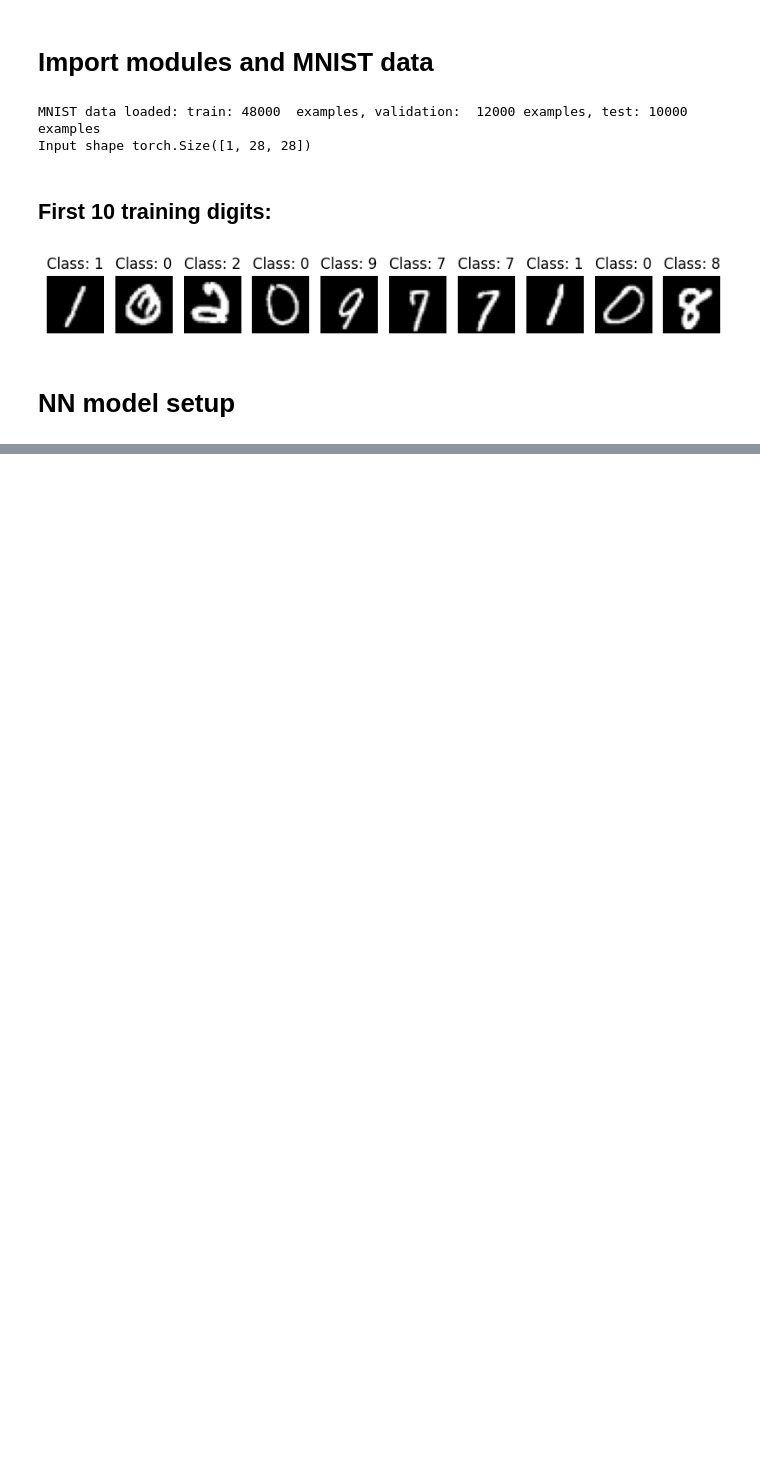
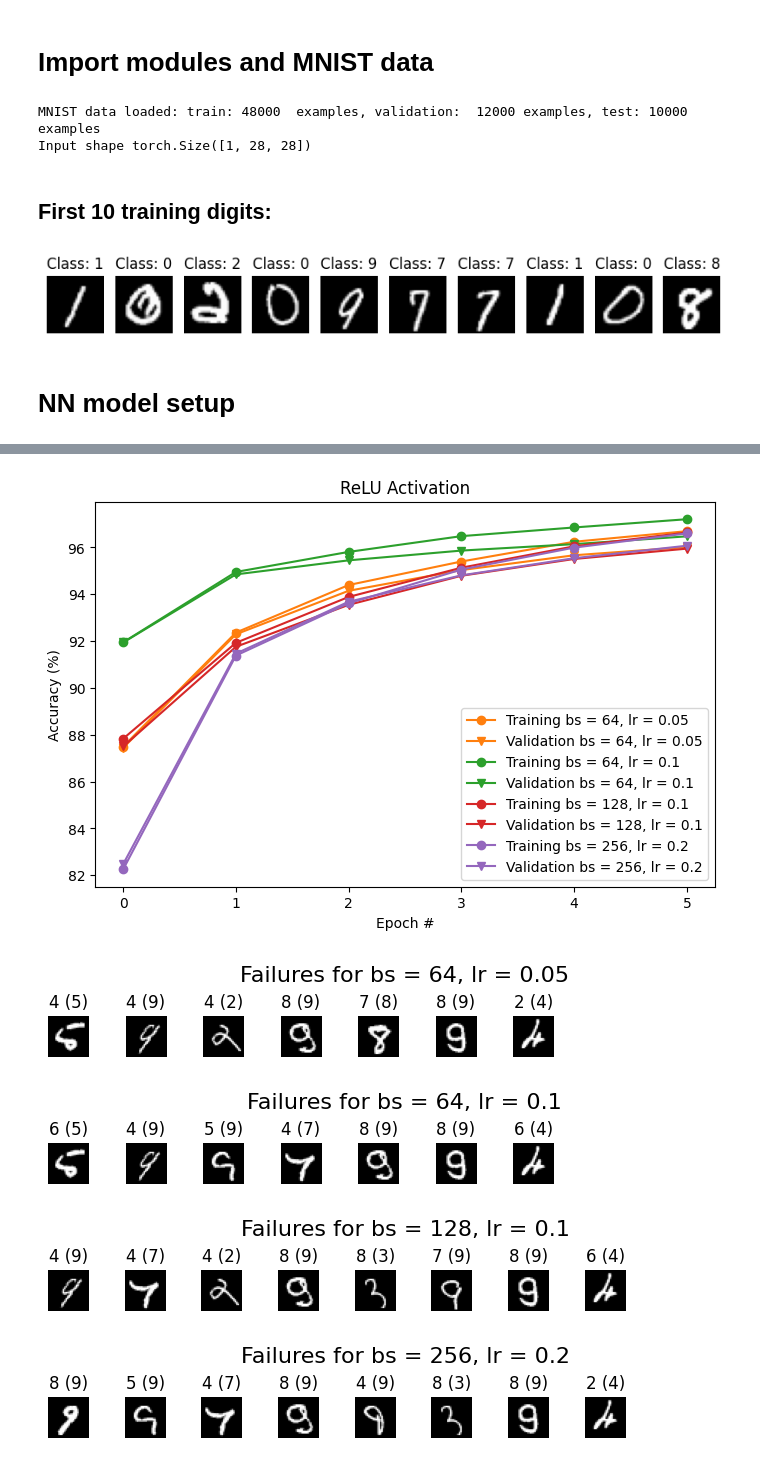
Before and after one commit to joeprisaz/ai-science-training-series, a Jupyter notebook: 02_intro_neural_networks/20241008_Joseph_Prisaznuk_HW2.ipynb, the cells around one changed output, grey strips where cells are left out. Saved outputs shown, nothing was run; the diff lists cells and outputs as text; code cells hidden in the pictures; blank space fills up the shorter version.

```diff
--- a/02_intro_neural_networks/20241008_Joseph_Prisaznuk_HW2.ipynb
+++ b/02_intro_neural_networks/20241008_Joseph_Prisaznuk_HW2.ipynb
@@ -97,17 +88,17 @@ def evaluate(dataloader, model, loss_fn):
     accuracy = 100*correct
     return accuracy, loss
 # %%
-def show_failures(model, dataloader, maxtoshow=10):
+def show_failures(model, dataloader, bs, lr, maxtoshow=10):
     model.eval()
     batch = next(iter(dataloader))
     predictions = model(batch[0])
 
     rounded = predictions.argmax(1)
     errors = rounded!=batch[1]
-    print('Showing max', maxtoshow, 'first failures. '
-          'The predicted class is shown first and the correct class in parentheses.')
+    # print('Showing max', maxtoshow, 'first failures. '
+        #   'The predicted class is shown first and the correct class in parentheses.')
     ii = 0
-    plt.figure(figsize=(maxtoshow, 1))
+    plt.figure(figsize=(maxtoshow*0.75, 1), layout="constrained")
     for i in range(batch[0].shape[0]):
         if ii>=maxtoshow:
             break
@@ -117,3 +108,4 @@ def show_failures(model, dataloader, maxtoshow=10):
             plt.imshow(batch[0][i,0,:,:], cmap="gray")
             plt.title("%d (%d)" % (rounded[i], batch[1][i]))
             ii = ii + 1
+    plt.suptitle(f'Failures for bs = {bs}, lr = {lr}', fontsize=16)
@@ -143,26 +135,60 @@ class NonlinearClassifier(nn.Module):
         x = self.layers_stack(x)
 
         return x
-# %%
-nonlinear_model = NonlinearClassifier()
-loss_fn = nn.CrossEntropyLoss()
-optimizer = torch.optim.SGD(nonlinear_model.parameters(), lr=0.05)
 # %%
 %%time
 
 epochs = 6
-train_acc_all = []
-val_acc_all = []
-for j in range(epochs):
-    train_one_epoch(train_dataloader, nonlinear_model, loss_fn, optimizer)
+batch_size_test = 256
+batch_size = [64, 128, 256]
+learning_rate = [0.05, 0.1, 0.2]
+color = ['C1','C2','C3','C4','C5']
 
-    # checking on the training loss and accuracy once per epoch
-    acc, loss = evaluate(train_dataloader, nonlinear_model, loss_fn)
-    train_acc_all.append(acc)
-    print(f"Epoch {j}: training loss: {loss}, accuracy: {acc}")
+fig,ax = plt.subplots(figsize=(8, 5))
+ax.set_xlabel('Epoch #')
+ax.set_ylabel('Accuracy (%)')
+ax.set_title('ReLU Activation')
 
-    # checking on the validation loss and accuracy once per epoch
-    val_acc, val_loss = evaluate(val_dataloader, nonlinear_model, loss_fn)
-    val_acc_all.append(val_acc)
-    print(f"Epoch {j}: val. loss: {val_loss}, val. accuracy: {val_acc}")
+c = 0
+for lr in range(len(learning_rate)):
+    for bs in range(len(batch_size)):
+        if bs == 1 and lr == 0: # found that this is a bad combo during testing
+            continue
+        if (bs == 0 or bs == 1) and (lr == 2):
+            continue
+        if (lr == 0 or lr == 1) and (bs == 2):
+            continue
+
+        # The dataloader makes our dataset iterable
+        train_dataloader = torch.utils.data.DataLoader(training_data, batch_size=batch_size[bs])
+        val_dataloader = torch.utils.data.DataLoader(validation_data, batch_size=batch_size[bs])
+
+        train_acc_all = []
+        val_acc_all = []
+
+        nonlinear_model = NonlinearClassifier()
+        loss_fn = nn.CrossEntropyLoss()
+        optimizer = torch.optim.SGD(nonlinear_model.parameters(), lr=learning_rate[lr])
+
+        for j in range(epochs):
+            train_one_epoch(train_dataloader, nonlinear_model, loss_fn, optimizer)
+
+            # checking on the training loss and accuracy once per epoch
+            acc, loss = evaluate(train_dataloader, nonlinear_model, loss_fn)
+            train_acc_all.append(acc)
+            # print(f"Epoch {j}: training loss: {loss}, accuracy: {acc}")
+
+            # checking on the validation loss and accuracy once per epoch
+            val_acc, val_loss = evaluate(val_dataloader, nonlinear_model, loss_fn)
+            val_acc_all.append(val_acc)
+            # print(f"Epoch {j}: val. loss: {val_loss}, val. accuracy: {val_acc}")
+
+        print(f"bs = {batch_size[bs]}, lr = {learning_rate[lr]}, final epoch {j}: training loss: {loss}, accuracy: {acc}")
+        ax.plot(range(epochs), train_acc_all, color=color[c], marker='o', label = f'Training bs = {batch_size[bs]}, lr = {learning_rate[lr]}')
+        ax.plot(range(epochs), val_acc_all, color=color[c], marker='v', label = f'Validation bs = {batch_size[bs]}, lr = {learning_rate[lr]}')
+        ax.legend()
+        c = c + 1
+
+        test_dataloader = torch.utils.data.DataLoader(test_data, batch_size=batch_size_test)
+        show_failures(nonlinear_model, test_dataloader, batch_size[bs], learning_rate[lr])
 # %% [output]
@@ -182,0 +201,5 @@ Wall time: 23.3 s
+[figure, added]
+[figure, added]
+[figure, added]
+[figure, added]
+[figure, added]
```
Also changed, not shown: parts of 15 cells of this notebook.
